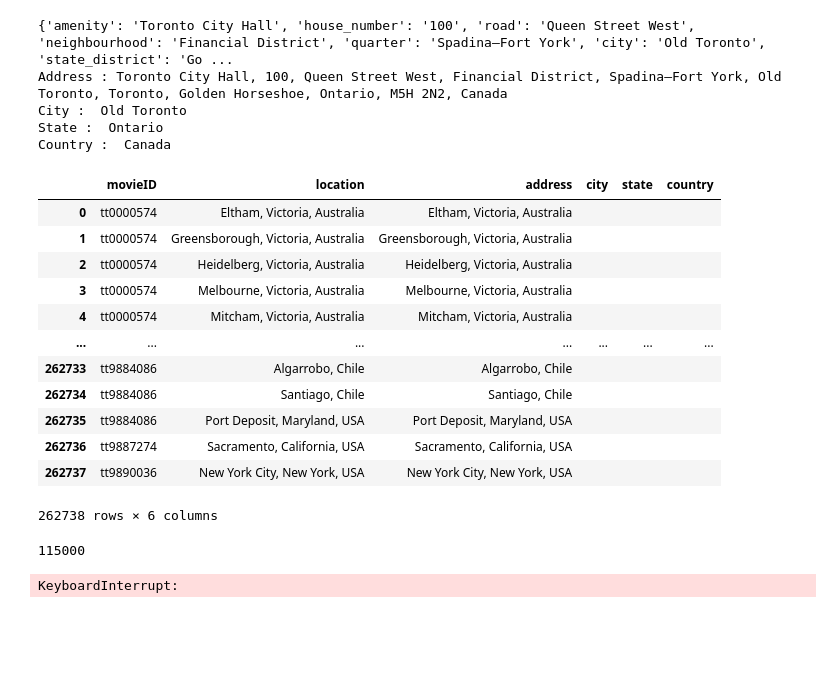
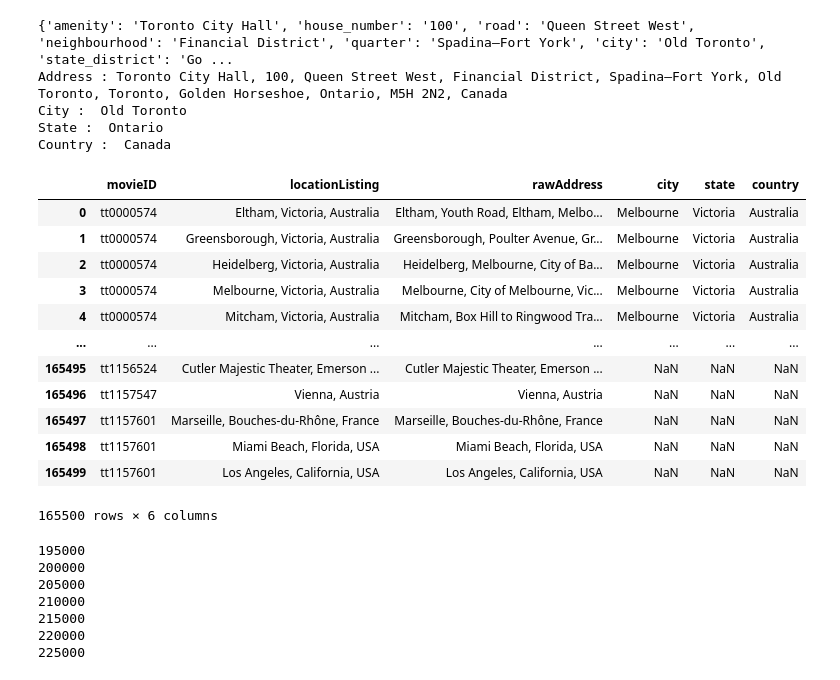
Before and after one commit to andychen237/filmDB, a Jupyter notebook: databases_cleanup.ipynb, the cells around one changed output. Saved outputs shown, nothing was run; the diff lists cells and outputs as text; code cells hidden in the pictures; blank space fills up the shorter version.

Commit message:
starting sql files, updated script for cleaning data, updated shooting location ~230k tuples out of 270k

```diff
--- a/databases_cleanup.ipynb
+++ b/databases_cleanup.ipynb
@@ -102,6 +101,22 @@ Address : Toronto City Hall, 100, Queen Street West, Financial District, Spadina
 City :  Old Toronto
 State :  Ontario
 Country :  Canada
+# %%
+movielocations = pd.read_csv('shootinglocation.txt', sep='\t')
+# %% [output]
+|  | movieID | locationListing | rawAddress | city | state | country |
+| 0 | tt0000574 | Eltham, Victoria, Australia | Eltham, Youth Road, Eltham, Melbo... | Melbourne | Victoria | Australia |
+| 1 | tt0000574 | Greensborough, Victoria, Australia | Greensborough, Poulter Avenue, Gr... | Melbourne | Victoria | Australia |
+| 2 | tt0000574 | Heidelberg, Victoria, Australia | Heidelberg, Melbourne, City of Ba... | Melbourne | Victoria | Australia |
+| 3 | tt0000574 | Melbourne, Victoria, Australia | Melbourne, City of Melbourne, Vic... | Melbourne | Victoria | Australia |
+| 4 | tt0000574 | Mitcham, Victoria, Australia | Mitcham, Box Hill to Ringwood Tra... | Melbourne | Victoria | Australia |
+| ... | ... | ... | ... | ... | ... | ... |
+| 165495 | tt1156524 | Cutler Majestic Theater, Emerson ... | Cutler Majestic Theater, Emerson ... | NaN | NaN | NaN |
+| 165496 | tt1157547 | Vienna, Austria | Vienna, Austria | NaN | NaN | NaN |
+| 165497 | tt1157601 | Marseille, Bouches-du-Rhône, France | Marseille, Bouches-du-Rhône, France | NaN | NaN | NaN |
+| 165498 | tt1157601 | Miami Beach, Florida, USA | Miami Beach, Florida, USA | NaN | NaN | NaN |
+| 165499 | tt1157601 | Los Angeles, California, USA | Los Angeles, California, USA | NaN | NaN | NaN |
+165500 rows × 6 columns
 # %%
 movielocations = movielocations.drop(columns=['a','b','c'])
 movielocations['year'] = movielocations['year'].fillna(0)
@@ -112,31 +132,12 @@ movielocations = movielocations.drop(columns=['runtime','genres','title','year']
-# %%
-movielocations['address'] = movielocations['location']
-movielocations['city'] = ''
-movielocations['state'] = ''
-movielocations['country'] = ''
-movielocations
-# %% [output]
-|  | movieID | location | address | city | state | country |
-| 0 | tt0000574 | Eltham, Victoria, Australia | Eltham, Victoria, Australia |  |  |  |
-| 1 | tt0000574 | Greensborough, Victoria, Australia | Greensborough, Victoria, Australia |  |  |  |
-| 2 | tt0000574 | Heidelberg, Victoria, Australia | Heidelberg, Victoria, Australia |  |  |  |
-| 3 | tt0000574 | Melbourne, Victoria, Australia | Melbourne, Victoria, Australia |  |  |  |
-| 4 | tt0000574 | Mitcham, Victoria, Australia | Mitcham, Victoria, Australia |  |  |  |
-| ... | ... | ... | ... | ... | ... | ... |
-| 262733 | tt9884086 | Algarrobo, Chile | Algarrobo, Chile |  |  |  |
-| 262734 | tt9884086 | Santiago, Chile | Santiago, Chile |  |  |  |
-| 262735 | tt9884086 | Port Deposit, Maryland, USA | Port Deposit, Maryland, USA |  |  |  |
-| 262736 | tt9887274 | Sacramento, California, USA | Sacramento, California, USA |  |  |  |
-| 262737 | tt9890036 | New York City, New York, USA | New York City, New York, USA |  |  |  |
-262738 rows × 6 columns
 # %%
-for index, row in movielocations[114101:].iterrows():
+geolocator = Nominatim(user_agent="moviedatabase")
+for index, row  in movielocations[191030:].iterrows():
     if index % 5000 == 0:
         print(index)
         finallocations = movielocations.rename(columns={"location": "locationListing", "address": "rawAddress"})
         finallocations.to_csv('shootinglocation.txt', sep='\t', index=False)
-    location = geolocator.geocode(row['location'], language='en',timeout=None)
-    row['address'] = location
+    location = geolocator.geocode(row['locationListing'], language='en',timeout=None)
+    row['rawAddress'] = location
     if hasattr(location,'latitude') and location.latitude is not None and hasattr(location,'longitude') and location.longitude is not None:
         location = geolocator.reverse((location.latitude, location.longitude), language='en',timeout=None)
         if hasattr(location,'raw') and location.raw is not None:
@@ -148,8 +149,13 @@ for index, row in movielocations[114101:].iterrows():
             row['state'] = state
             row['country'] = country
 # %% [output]
-115000
+195000
+200000
+205000
+210000
+215000
+220000
+225000
-KeyboardInterrupt:
 # %%
 finallocations = movielocations.rename(columns={"location": "locationListing", "address": "rawAddress"})
 finallocations.to_csv('shootinglocation.txt', sep='\t', index=False)
```
Also changed, not shown: parts of 34 cells of this notebook, 4 other files.
